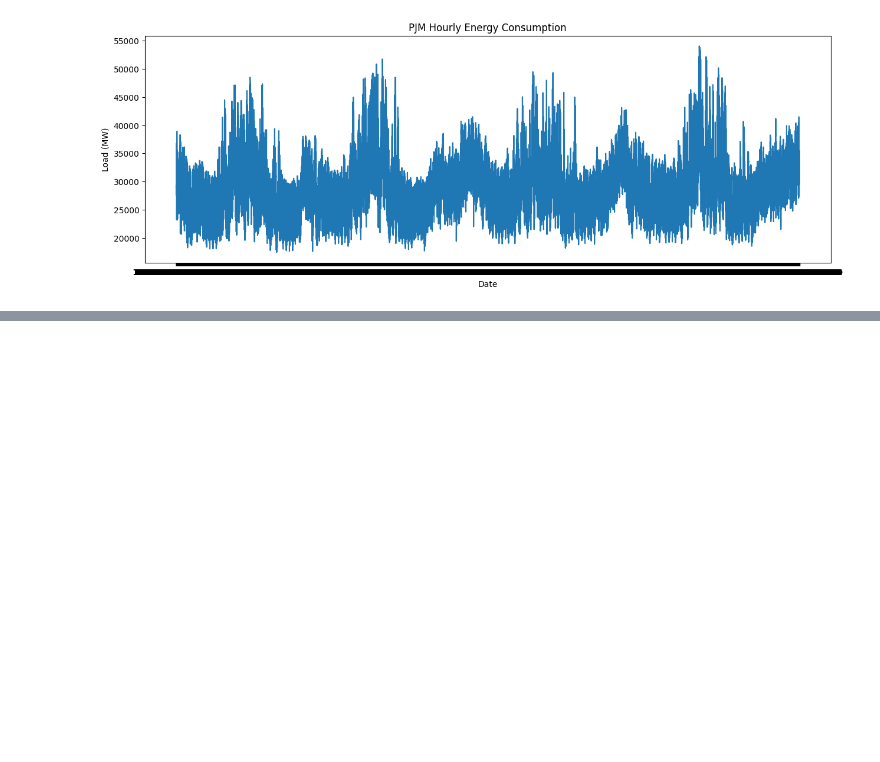
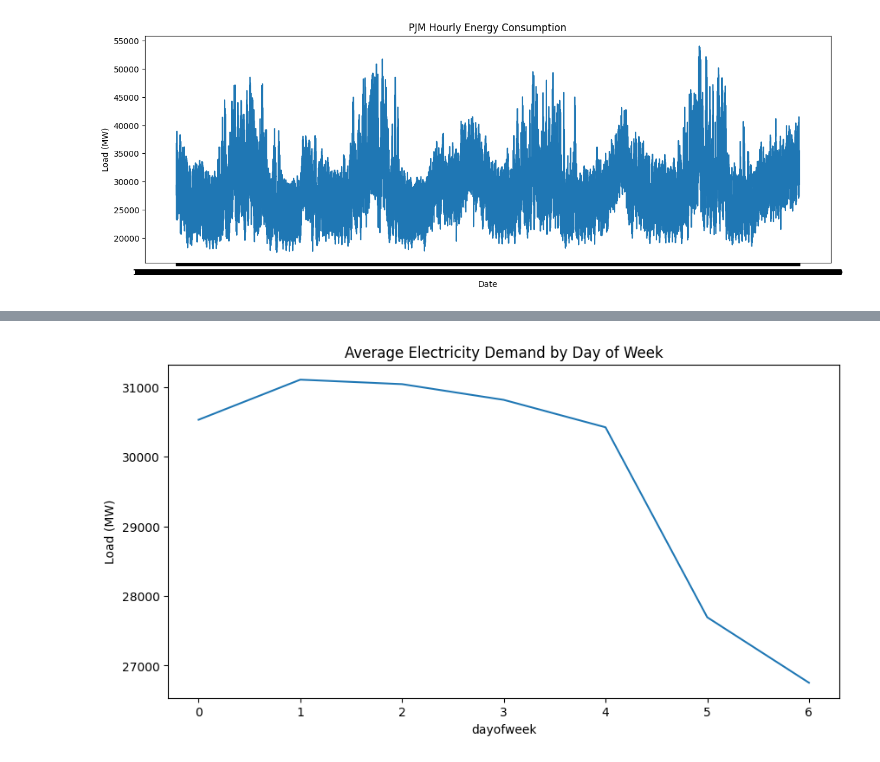
Before and after one commit to esinam-kekele/ghana-energy-demand-forecast, a Jupyter notebook: src/train.ipynb, the cells around one changed output, grey strips where cells are left out. Drawn from its saved outputs; the diff is of its cells as text; code cells hidden in the pictures; blank space fills up the shorter version.

```diff
--- a/src/train.ipynb
+++ b/src/train.ipynb
@@ -147,0 +184,15 @@ plt.show()
+# %%
+# average demand by day of the week
+
+weekly_avg = (
+    df.groupby("dayofweek")["PJM_Load_MW"]
+    .mean()
+)
+
+weekly_avg.plot(figsize=(10,5))
+
+plt.title("Average Electricity Demand by Day of Week")
+plt.ylabel("Load (MW)")
+plt.show()
+# %% [output]
+[figure, added]
```
Also changed, not shown: parts of 9 cells of this notebook.
